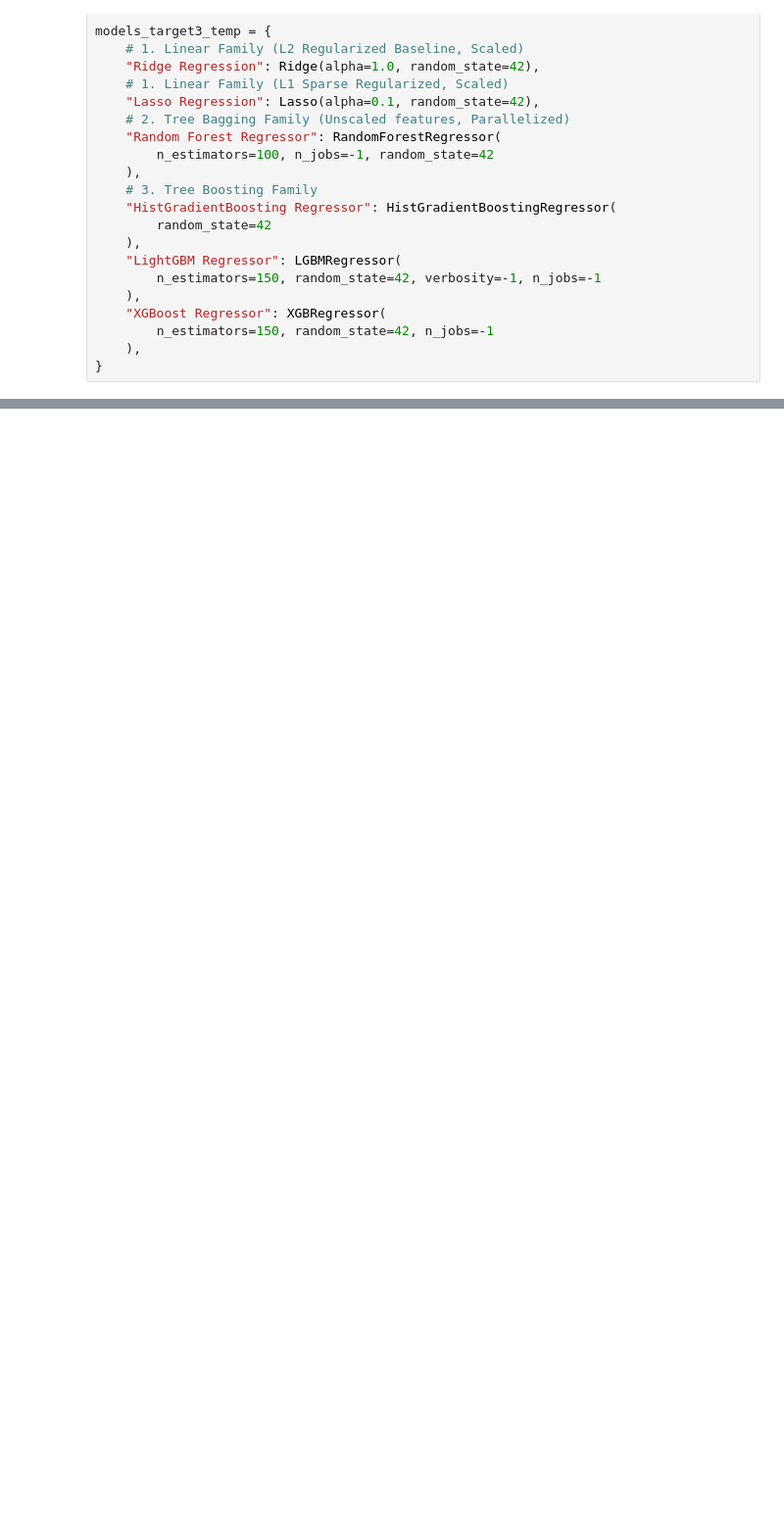
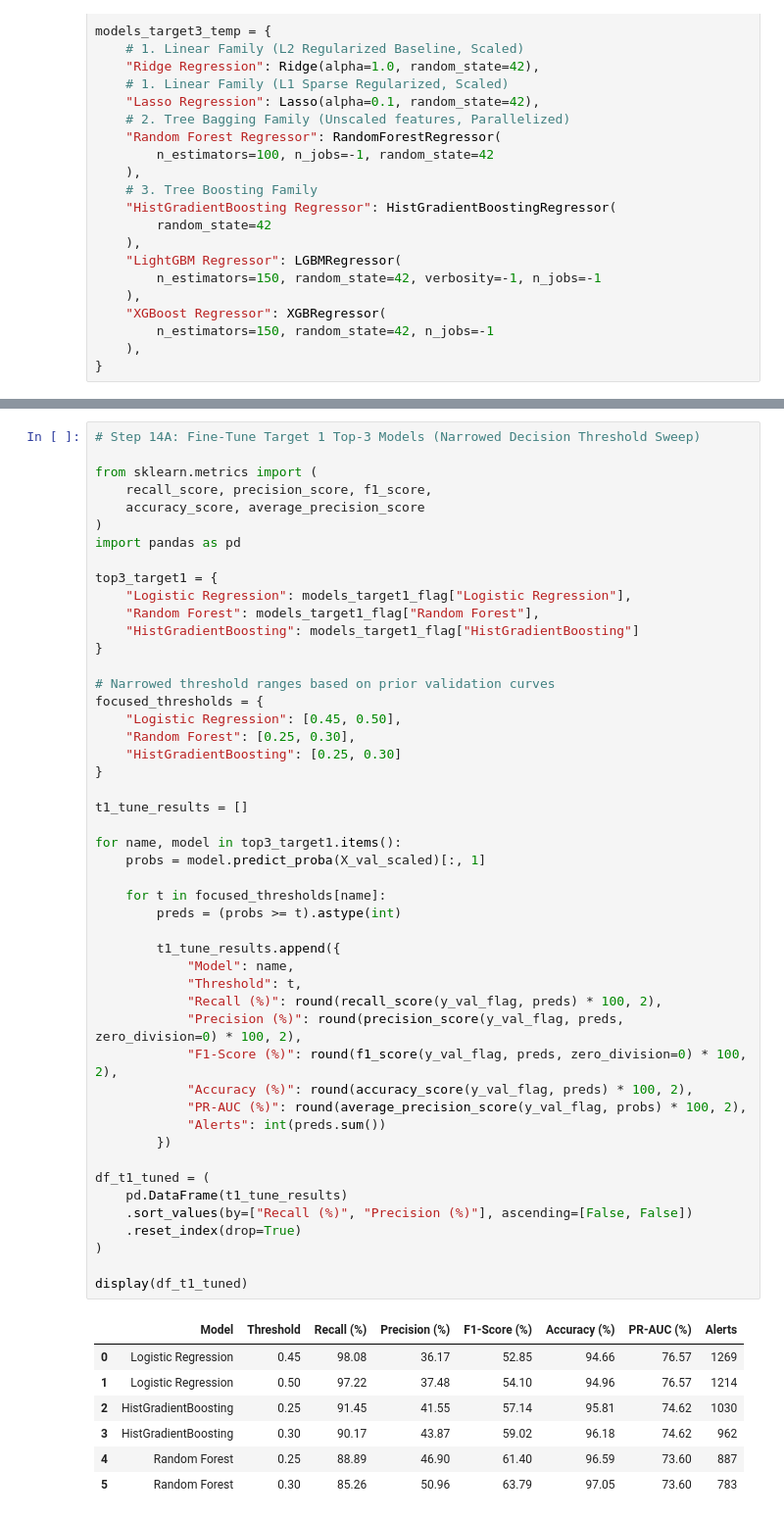
Before and after one commit to Prajwalchyy/Nepal-Terai-Extreme-Heatwave-Early-Warning-System-DS, a Jupyter notebook: notebooks/04_ML_model_deployment.ipynb, the cells around one changed output, grey strips where cells are left out. Shown at 98% size. Drawn from its saved outputs; the diff is of its cells as text; blank space fills up the shorter version.

```diff
--- a/notebooks/04_ML_model_deployment.ipynb
+++ b/notebooks/04_ML_model_deployment.ipynb
@@ -588,0 +409,56 @@ Training XGBoost Regressor... Done (1.7s) | MAE: 1.07°C | RMSE: 1.45°C | R²:
+# %%
+# Step 14A: Fine-Tune Target 1 Top-3 Models (Narrowed Decision Threshold Sweep)
+
+from sklearn.metrics import (
+    recall_score, precision_score, f1_score,
+    accuracy_score, average_precision_score
+)
+import pandas as pd
+
+top3_target1 = {
+    "Logistic Regression": models_target1_flag["Logistic Regression"],
+    "Random Forest": models_target1_flag["Random Forest"],
+    "HistGradientBoosting": models_target1_flag["HistGradientBoosting"]
+}
+
+# Narrowed threshold ranges based on prior validation curves
+focused_thresholds = {
+    "Logistic Regression": [0.45, 0.50],
+    "Random Forest": [0.25, 0.30],
+    "HistGradientBoosting": [0.25, 0.30]
+}
+
+t1_tune_results = []
+
+for name, model in top3_target1.items():
+    probs = model.predict_proba(X_val_scaled)[:, 1]
+
+    for t in focused_thresholds[name]:
+        preds = (probs >= t).astype(int)
+
+        t1_tune_results.append({
+            "Model": name,
+            "Threshold": t,
+            "Recall (%)": round(recall_score(y_val_flag, preds) * 100, 2),
+            "Precision (%)": round(precision_score(y_val_flag, preds, zero_division=0) * 100, 2),
+            "F1-Score (%)": round(f1_score(y_val_flag, preds, zero_division=0) * 100, 2),
+            "Accuracy (%)": round(accuracy_score(y_val_flag, preds) * 100, 2),
+            "PR-AUC (%)": round(average_precision_score(y_val_flag, probs) * 100, 2),
+            "Alerts": int(preds.sum())
+        })
+
+df_t1_tuned = (
+    pd.DataFrame(t1_tune_results)
+    .sort_values(by=["Recall (%)", "Precision (%)"], ascending=[False, False])
+    .reset_index(drop=True)
+)
+
+display(df_t1_tuned)
+# %% [output]
+|  | Model | Threshold | Recall (%) | Precision (%) | F1-Score (%) | Accuracy (%) | PR-AUC (%) | Alerts |
+| 0 | Logistic Regression | 0.45 | 98.08 | 36.17 | 52.85 | 94.66 | 76.57 | 1269 |
+| 1 | Logistic Regression | 0.50 | 97.22 | 37.48 | 54.10 | 94.96 | 76.57 | 1214 |
+| 2 | HistGradientBoosting | 0.25 | 91.45 | 41.55 | 57.14 | 95.81 | 74.62 | 1030 |
+| 3 | HistGradientBoosting | 0.30 | 90.17 | 43.87 | 59.02 | 96.18 | 74.62 | 962 |
+| 4 | Random Forest | 0.25 | 88.89 | 46.90 | 61.40 | 96.59 | 73.60 | 887 |
+| 5 | Random Forest | 0.30 | 85.26 | 50.96 | 63.79 | 97.05 | 73.60 | 783 |
```
Also changed, not shown: parts of 31 cells of this notebook, 8 other files.
